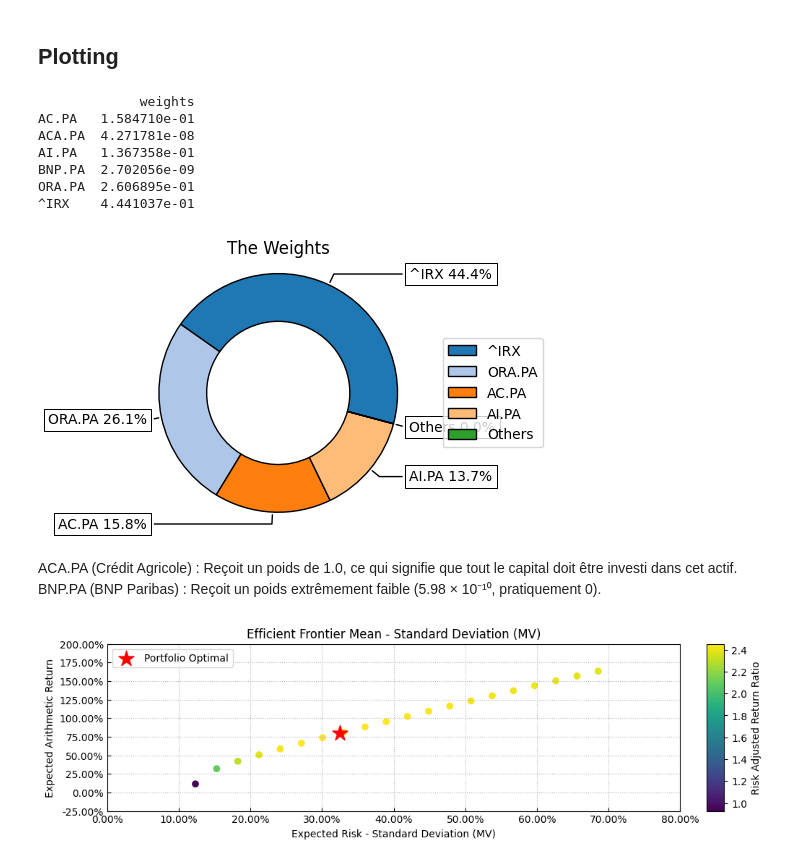
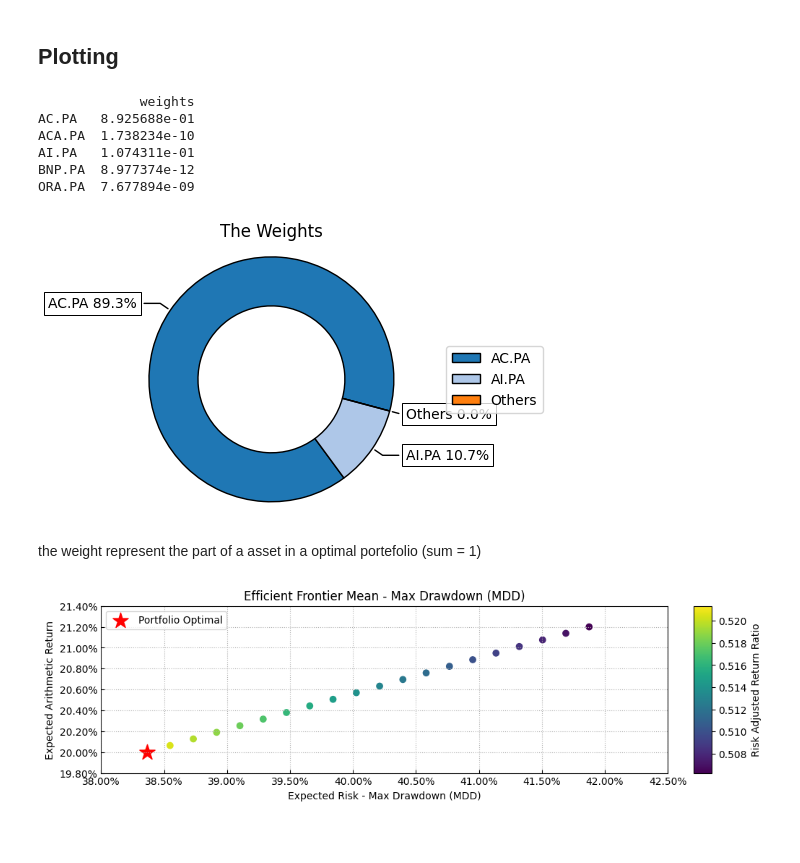
Before and after one commit to MatthieuHanania/financial-exercices, a Jupyter notebook: riskfolio.ipynb, the cells around one changed output. Saved outputs shown, nothing was run; the diff lists cells and outputs as text; code cells hidden in the pictures; blank space fills up the shorter version.

Commit message:
add constraints

```diff
--- a/riskfolio.ipynb
+++ b/riskfolio.ipynb
@@ -11,6 +11,6 @@ warnings.filterwarnings("ignore")
 
 start="2022-01-01"
 
-assets = ["BNP.PA","ACA.PA","AC.PA","ORA.PA","AI.PA","^IRX"]
+assets = ["BNP.PA","ACA.PA","AC.PA","ORA.PA","AI.PA"]
 data = yf.download(assets,start=start)
 # %% [output]
@@ -61,7 +61,7 @@ method_cov  = "hist"
 model ="Classic"
 
 #The risk measure used to optimize the portfolio.Standard Deviation.
-risk_measure = "MV"
+risk_measure = "MDD"
 
 #Objective function of the optimization model. 'MinRisk', 'Utility', 'Sharpe' or 'MaxRet'
 obj='Sharpe'
@@ -70,3 +70,13 @@ obj='Sharpe'
 rf=0
 l=0
 hist=True
+
+"""
+’MV’: Standard Deviation.              ’KT’: Square Root of Kurtosis.         ’MAD’: Mean Absolute Deviation.                    ’GMD’: Gini Mean Difference.    -
+’MSV’: Semi Standard Deviation.        ’SKT’: Square Root of Semi Kurtosis.   ’FLPM’: First Lower Partial Moment (Omega Ratio).  ’SLPM’: Second Lower Partial Moment (Sortino Ratio).
+’CVaR’: Conditional Value at Risk.     ’TG’: Tail Gini.                       ’EVaR’: Entropic Value at Risk.                    ’RLVaR’: Relativistic Value at Risk.    -
+’WR’: Worst Realization (Minimax).     ’RG’: Range of returns.                ’CVRG’: CVaR range of returns.                     ’TGRG’: Tail Gini range of returns.    -
+’MDD’: Maximum Drawdown of uncompounded cumulative returns (Calmar Ratio).    ’ADD’: Average Drawdown of uncompounded cumulative returns.
+’EDaR’: Entropic Drawdown at Risk of uncompounded cumulative returns.         ’RLDaR’: Relativistic Drawdown at Risk of uncompounded cumulative returns.
+’CDaR’: Conditional Drawdown at Risk of uncompounded cumulative returns.      ’UCI’: Ulcer Index of uncompounded cumulative returns.
+"""
@@ -74,6 +86,10 @@ hist=True
 ## Optimize
 # %%
 port = rp.Portfolio(returns=returns)
+
+# hyperparameters, to define a model that will respect them while finding a solution
+port.uppermdd = 0.8 #Constraint on max level of maximum drawdown of uncompounded cumulative returns.
+port.lowerret = 0.2/252 # Constraint on min level of expected return.
 
 #Calculate the inputs that will be used by the optimization method
 port.assets_stats(method_mu,method_cov)
@@ -88,22 +104,20 @@ ax = rp.plot_pie(w = weight,title="The Weights",height=3,width =5)
 # the weights represent the optimal portfolio to have
 # %% [output]
              weights
-AC.PA   1.584710e-01
-ACA.PA  4.271781e-08
-AI.PA   1.367358e-01
-BNP.PA  2.702056e-09
-ORA.PA  2.606895e-01
-^IRX    4.441037e-01
+AC.PA   8.925688e-01
+ACA.PA  1.738234e-10
+AI.PA   1.074311e-01
+BNP.PA  8.977374e-12
+ORA.PA  7.677894e-09
-[figure, old version]
+[figure, new version]
 # %% [markdown]
-ACA.PA (Crédit Agricole) : Reçoit un poids de 1.0, ce qui signifie que tout le capital doit être investi dans cet actif.
-BNP.PA (BNP Paribas) : Reçoit un poids extrêmement faible (5.98 × 10⁻¹⁰, pratiquement 0).
+the weight represent the part of a asset in a optimal portefolio (sum = 1)
 # %%
 # the frontier map represent the retutn depending of the risk over 20 simulations
-frontier = port.efficient_frontier(model = model,rm=risk_measure,rf = rf,hist=hist )
+frontier = port.efficient_frontier(model = model,rm=risk_measure,rf = rf,hist=hist, points=20)
 ax = rp.plot_frontier(w_frontier=frontier,returns=returns,mu=port.mu,cov=port.cov,rm=risk_measure,rf = rf, cmap='viridis',w=weight,height=3,width =10,label="Portfolio Optimal")
 # %% [output]
-[figure, old version]
+[figure, new version]
 # %%
 # the composition of the portefolio for each point. The optimal portefolio ( the star) is approximativelly the 3rd point
 frontier
```
Also changed, not shown: parts of 8 cells of this notebook.
